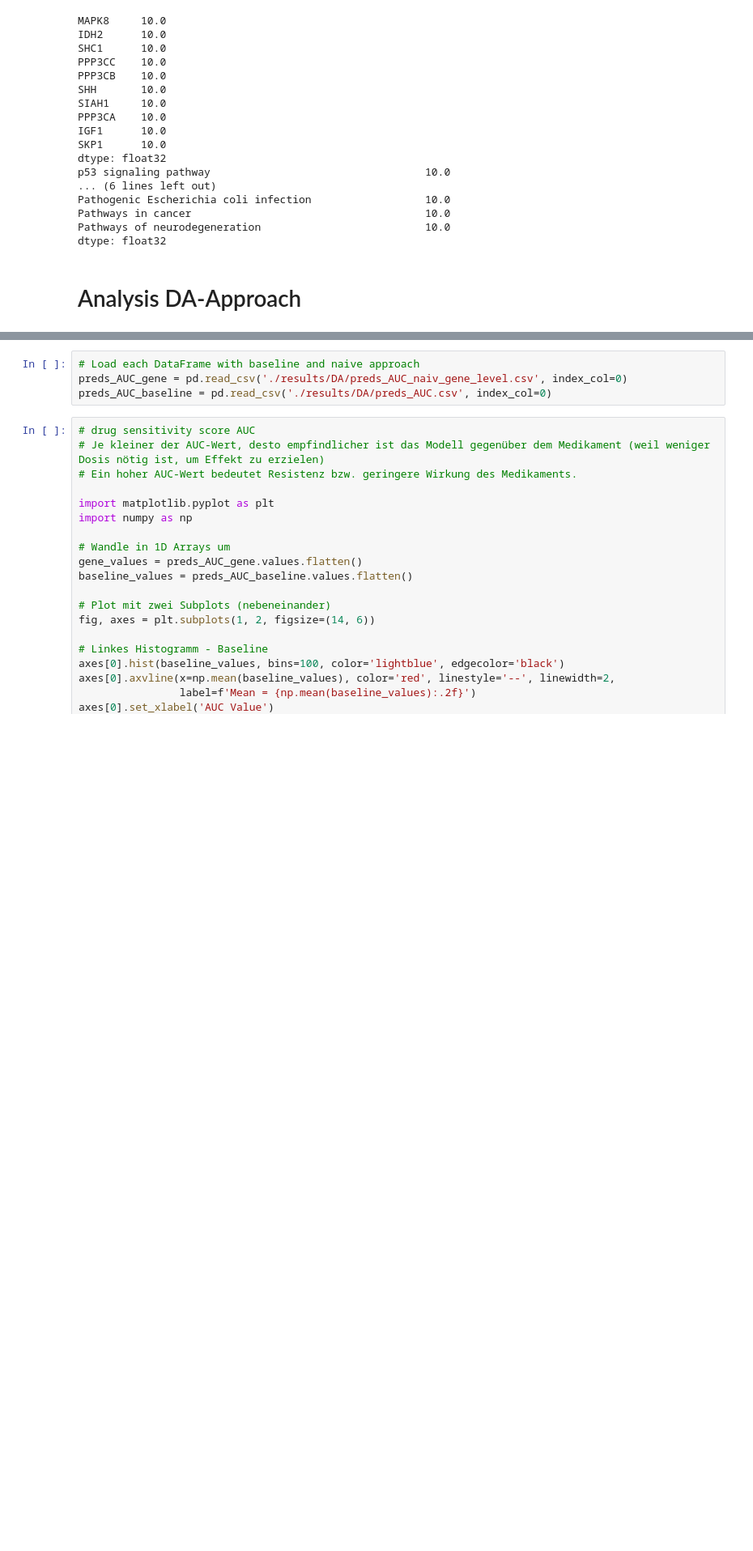
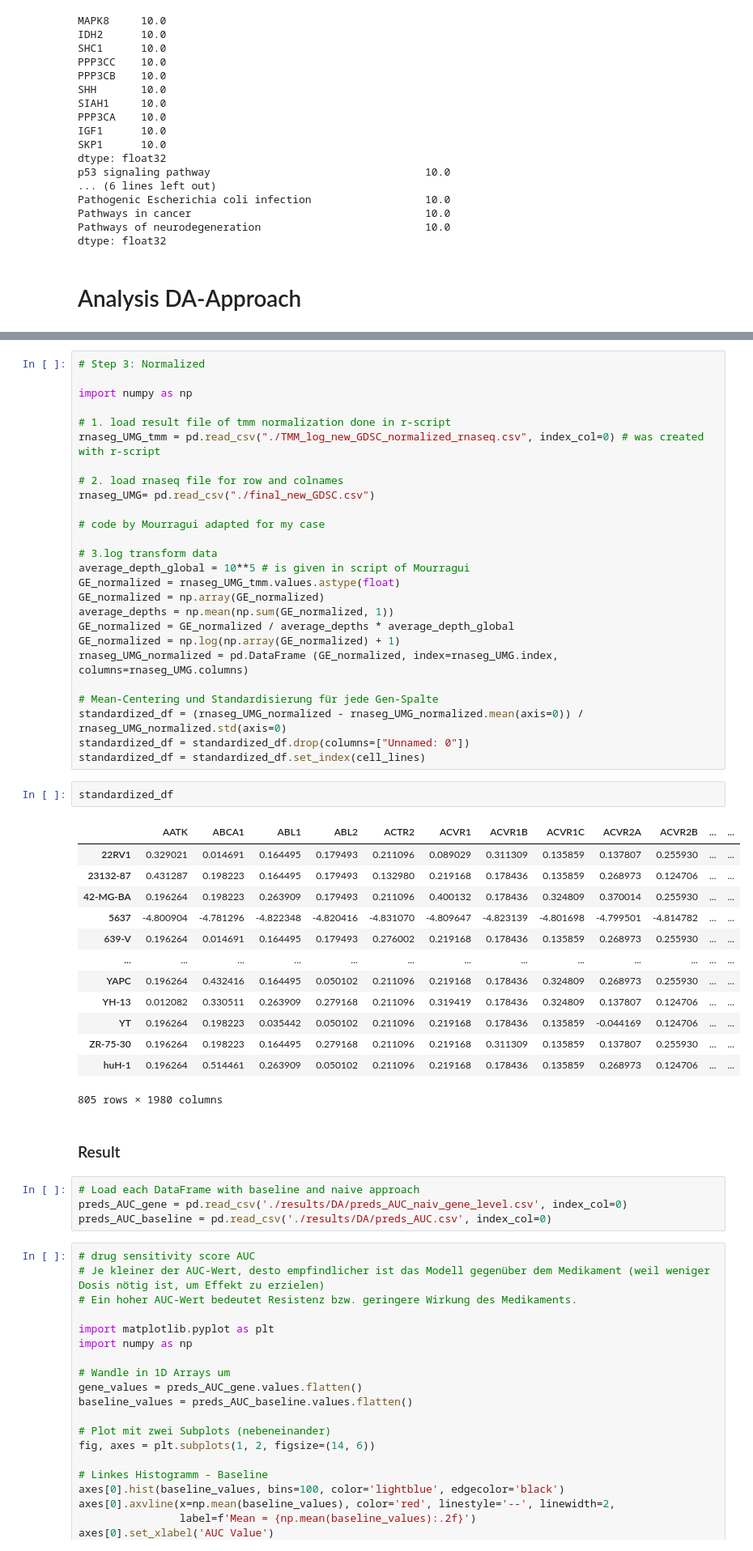
Before and after one commit to txm0324/Bachelor-Thesis, a Jupyter notebook: TUGDA/MSE_Analysis.ipynb, the cells around one changed output, grey strips where cells are left out. Shown: that part at 81% size. Drawn from its saved outputs; the diff is of its cells as text; blank space fills up the shorter version.

```diff
--- a/TUGDA/MSE_Analysis.ipynb
+++ b/TUGDA/MSE_Analysis.ipynb
@@ -385,3 +515,47 @@ dtype: float32
+# %%
+# Step 3: Normalized
+
+import numpy as np
+
+# 1. load result file of tmm normalization done in r-script
+rnaseg_UMG_tmm = pd.read_csv("./TMM_log_new_GDSC_normalized_rnaseq.csv", index_col=0) # was created with r-script
+
+# 2. load rnaseq file for row and colnames
+rnaseg_UMG= pd.read_csv("./final_new_GDSC.csv")
+
+# code by Mourragui adapted for my case
+
+# 3.log transform data
+average_depth_global = 10**5 # is given in script of Mourragui
+GE_normalized = rnaseg_UMG_tmm.values.astype(float)
+GE_normalized = np.array(GE_normalized)
+average_depths = np.mean(np.sum(GE_normalized, 1))
+GE_normalized = GE_normalized / average_depths * average_depth_global
+GE_normalized = np.log(np.array(GE_normalized) + 1)
+rnaseg_UMG_normalized = pd.DataFrame (GE_normalized, index=rnaseg_UMG.index, columns=rnaseg_UMG.columns)
+
+# Mean-Centering und Standardisierung für jede Gen-Spalte
+standardized_df = (rnaseg_UMG_normalized - rnaseg_UMG_normalized.mean(axis=0)) / rnaseg_UMG_normalized.std(axis=0)
+standardized_df = standardized_df.drop(columns=["Unnamed: 0"])
+standardized_df = standardized_df.set_index(cell_lines)
+# %%
+standardized_df
+# %% [output]
+|  | AATK | ABCA1 | ABL1 | ABL2 | ACTR2 | ACVR1 | ACVR1B | ACVR1C | ACVR2A | ACVR2B | ... | ... |
+| 22RV1 | 0.329021 | 0.014691 | 0.164495 | 0.179493 | 0.211096 | 0.089029 | 0.311309 | 0.135859 | 0.137807 | 0.255930 | ... | ... |
+| 23132-87 | 0.431287 | 0.198223 | 0.164495 | 0.179493 | 0.132980 | 0.219168 | 0.178436 | 0.135859 | 0.268973 | 0.124706 | ... | ... |
+| 42-MG-BA | 0.196264 | 0.198223 | 0.263909 | 0.179493 | 0.211096 | 0.400132 | 0.178436 | 0.324809 | 0.370014 | 0.255930 | ... | ... |
+| 5637 | -4.800904 | -4.781296 | -4.822348 | -4.820416 | -4.831070 | -4.809647 | -4.823139 | -4.801698 | -4.799501 | -4.814782 | ... | ... |
+| 639-V | 0.196264 | 0.014691 | 0.164495 | 0.179493 | 0.276002 | 0.219168 | 0.178436 | 0.135859 | 0.268973 | 0.255930 | ... | ... |
+| ... | ... | ... | ... | ... | ... | ... | ... | ... | ... | ... | ... | ... |
+| YAPC | 0.196264 | 0.432416 | 0.164495 | 0.050102 | 0.211096 | 0.219168 | 0.178436 | 0.324809 | 0.268973 | 0.255930 | ... | ... |
+| YH-13 | 0.012082 | 0.330511 | 0.263909 | 0.279168 | 0.211096 | 0.319419 | 0.178436 | 0.324809 | 0.137807 | 0.124706 | ... | ... |
+| YT | 0.196264 | 0.198223 | 0.035442 | 0.050102 | 0.211096 | 0.219168 | 0.178436 | 0.135859 | -0.044169 | 0.124706 | ... | ... |
+| ZR-75-30 | 0.196264 | 0.198223 | 0.164495 | 0.279168 | 0.211096 | 0.219168 | 0.311309 | 0.135859 | 0.137807 | 0.255930 | ... | ... |
+| huH-1 | 0.196264 | 0.514461 | 0.263909 | 0.050102 | 0.211096 | 0.219168 | 0.178436 | 0.135859 | 0.268973 | 0.124706 | ... | ... |
+805 rows × 1980 columns
+# %% [markdown]
+### Result
 # %%
 # Load each DataFrame with baseline and naive approach
 preds_AUC_gene = pd.read_csv('./results/DA/preds_AUC_naiv_gene_level.csv', index_col=0)
```
Also changed, not shown: parts of 20 cells of this notebook, 3 other files.
